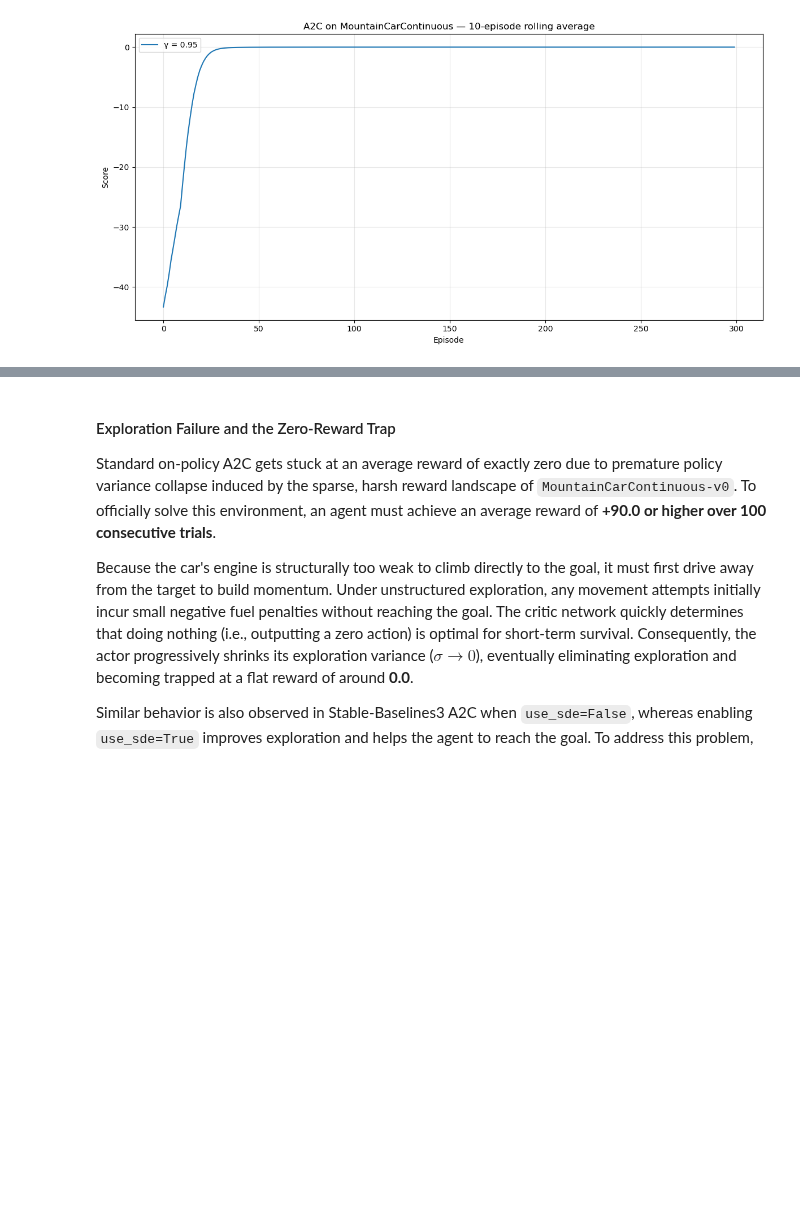
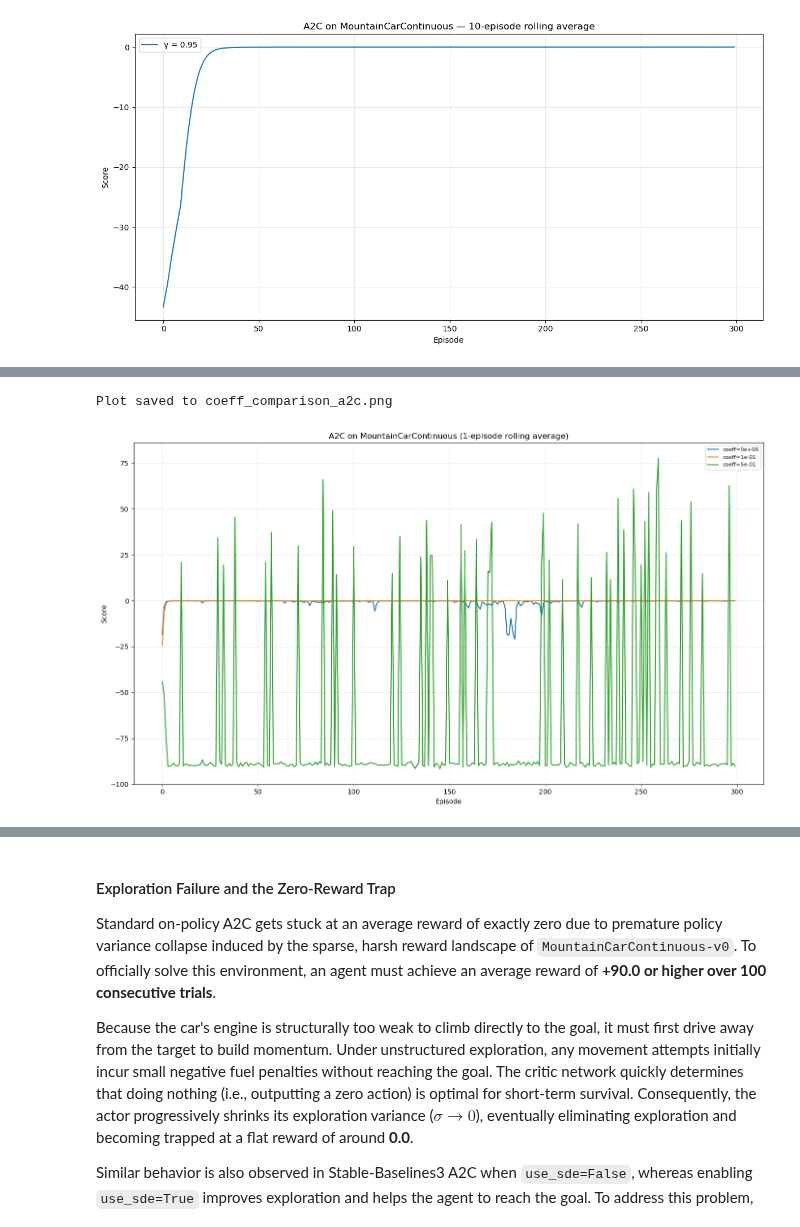
Before and after one commit to Einsbert-jnr/DRL-TERM_PROJECT, a Jupyter notebook: term_project_A2C.ipynb, the cells around one changed output, grey strips where cells are left out. Drawn from its saved outputs; the diff is of its cells as text; code cells hidden in the pictures; blank space fills up the shorter version.

```diff
--- a/term_project_A2C.ipynb
+++ b/term_project_A2C.ipynb
@@ -339,0 +627,6 @@ Training logs saved to training_logs_gammas.pkl
+# %%
+### Visualizing the raw returns from the A2C
+plot_all_coef(results, window=1, filename='coeff_comparison_a2c.png')
+# %% [output]
+Plot saved to coeff_comparison_a2c.png
+[figure, added]
```
Also changed, not shown: parts of 31 cells of this notebook.
